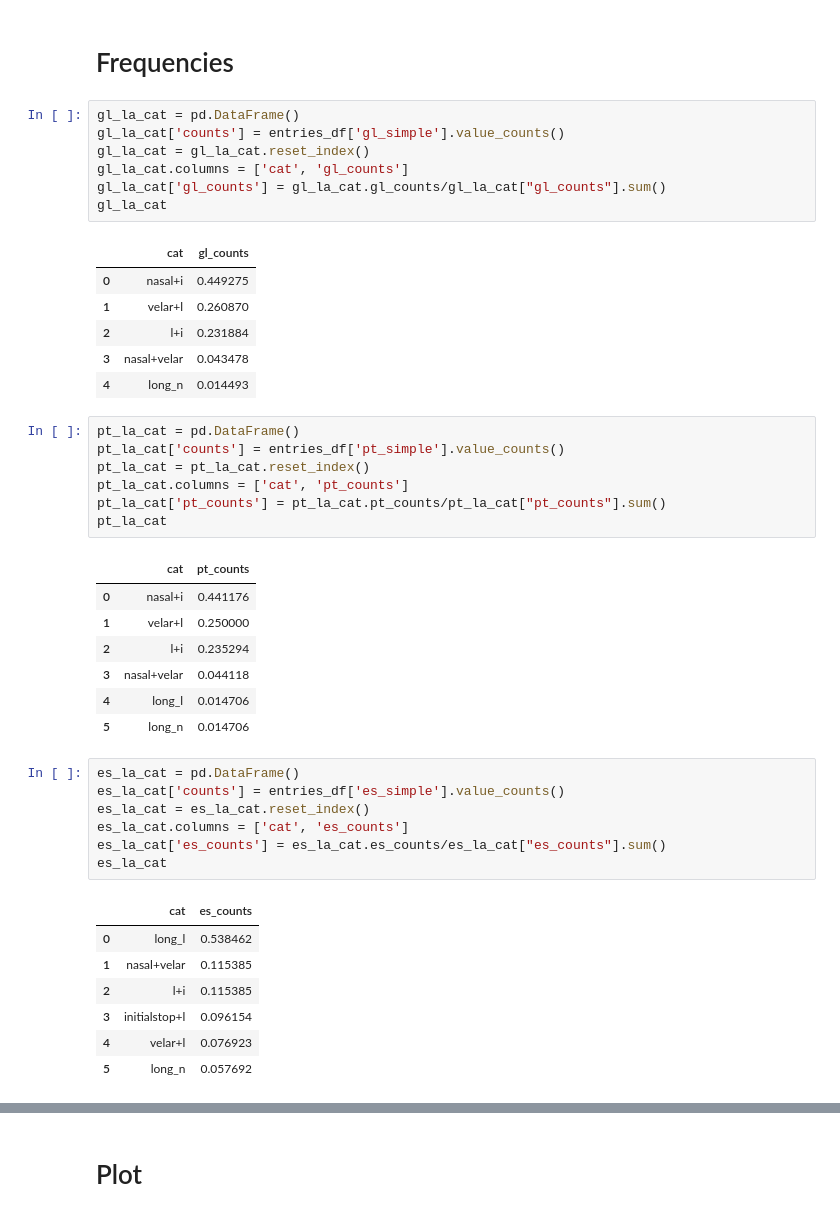
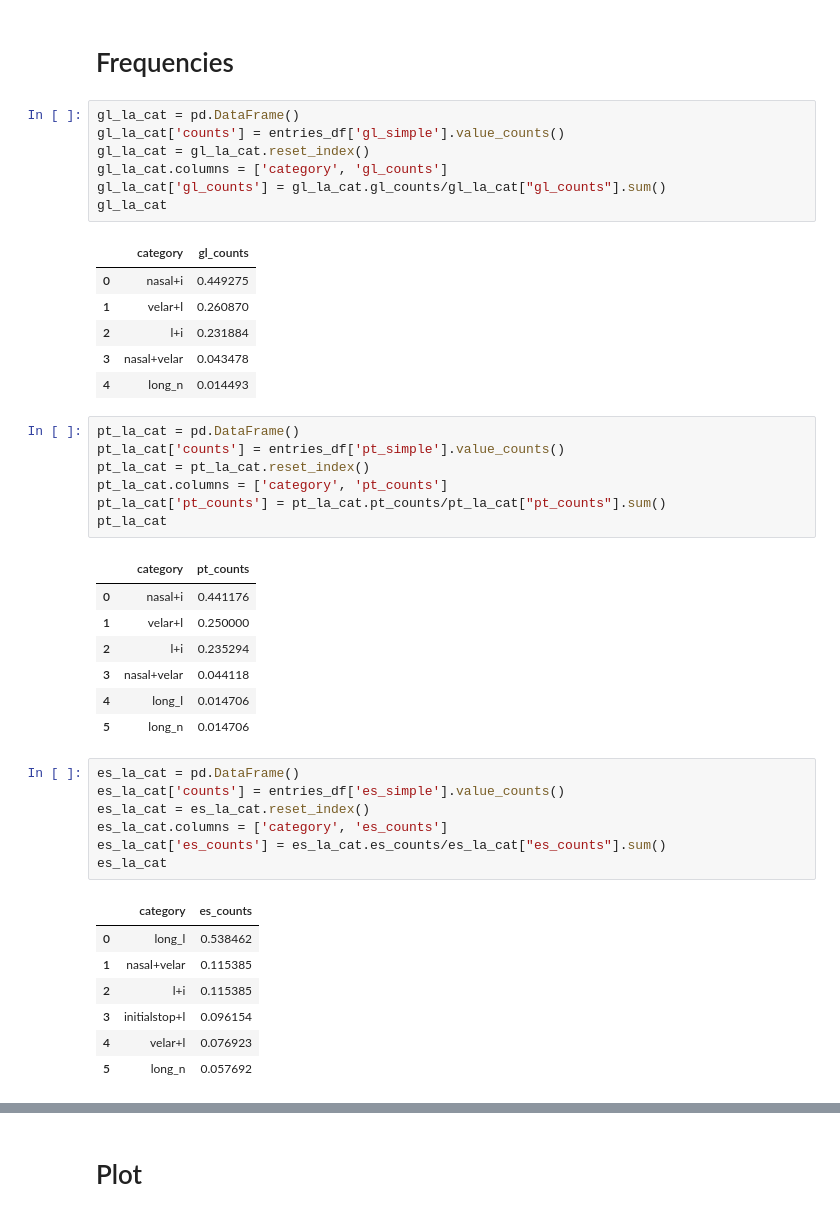
Before and after one commit to Portophon/Gal-palatals, a Jupyter notebook: Wikcionário - Extract n Stats gl-pt-es - latin-simple.ipynb, the cells around one changed output, grey strips where cells are left out. Saved outputs shown, nothing was run; the diff lists cells and outputs as text.

```diff
--- a/Wikcionário - Extract n Stats gl-pt-es - latin-simple.ipynb
+++ b/Wikcionário - Extract n Stats gl-pt-es - latin-simple.ipynb
@@ -40,12 +40,12 @@ entries_df
 # %%
 gl_la_cat = pd.DataFrame()
 gl_la_cat['counts'] = entries_df['gl_simple'].value_counts()
 gl_la_cat = gl_la_cat.reset_index()
-gl_la_cat.columns = ['cat', 'gl_counts']
+gl_la_cat.columns = ['category', 'gl_counts']
 gl_la_cat['gl_counts'] = gl_la_cat.gl_counts/gl_la_cat["gl_counts"].sum()
 gl_la_cat
 # %% [output]
-|  | cat | gl_counts |
+|  | category | gl_counts |
 | 0 | nasal+i | 0.449275 |
 | 1 | velar+l | 0.260870 |
 | 2 | l+i | 0.231884 |
@@ -55,11 +55,11 @@ gl_la_cat
 pt_la_cat = pd.DataFrame()
 pt_la_cat['counts'] = entries_df['pt_simple'].value_counts()
 pt_la_cat = pt_la_cat.reset_index()
-pt_la_cat.columns = ['cat', 'pt_counts']
+pt_la_cat.columns = ['category', 'pt_counts']
 pt_la_cat['pt_counts'] = pt_la_cat.pt_counts/pt_la_cat["pt_counts"].sum()
 pt_la_cat
 # %% [output]
-|  | cat | pt_counts |
+|  | category | pt_counts |
 | 0 | nasal+i | 0.441176 |
 | 1 | velar+l | 0.250000 |
 | 2 | l+i | 0.235294 |
@@ -70,11 +70,11 @@ pt_la_cat
 es_la_cat = pd.DataFrame()
 es_la_cat['counts'] = entries_df['es_simple'].value_counts()
 es_la_cat = es_la_cat.reset_index()
-es_la_cat.columns = ['cat', 'es_counts']
+es_la_cat.columns = ['category', 'es_counts']
 es_la_cat['es_counts'] = es_la_cat.es_counts/es_la_cat["es_counts"].sum()
 es_la_cat
 # %% [output]
-|  | cat | es_counts |
+|  | category | es_counts |
 | 0 | long_l | 0.538462 |
 | 1 | nasal+velar | 0.115385 |
 | 2 | l+i | 0.115385 |
```
Also changed, not shown: parts of 6 cells of this notebook, 1 other file.
